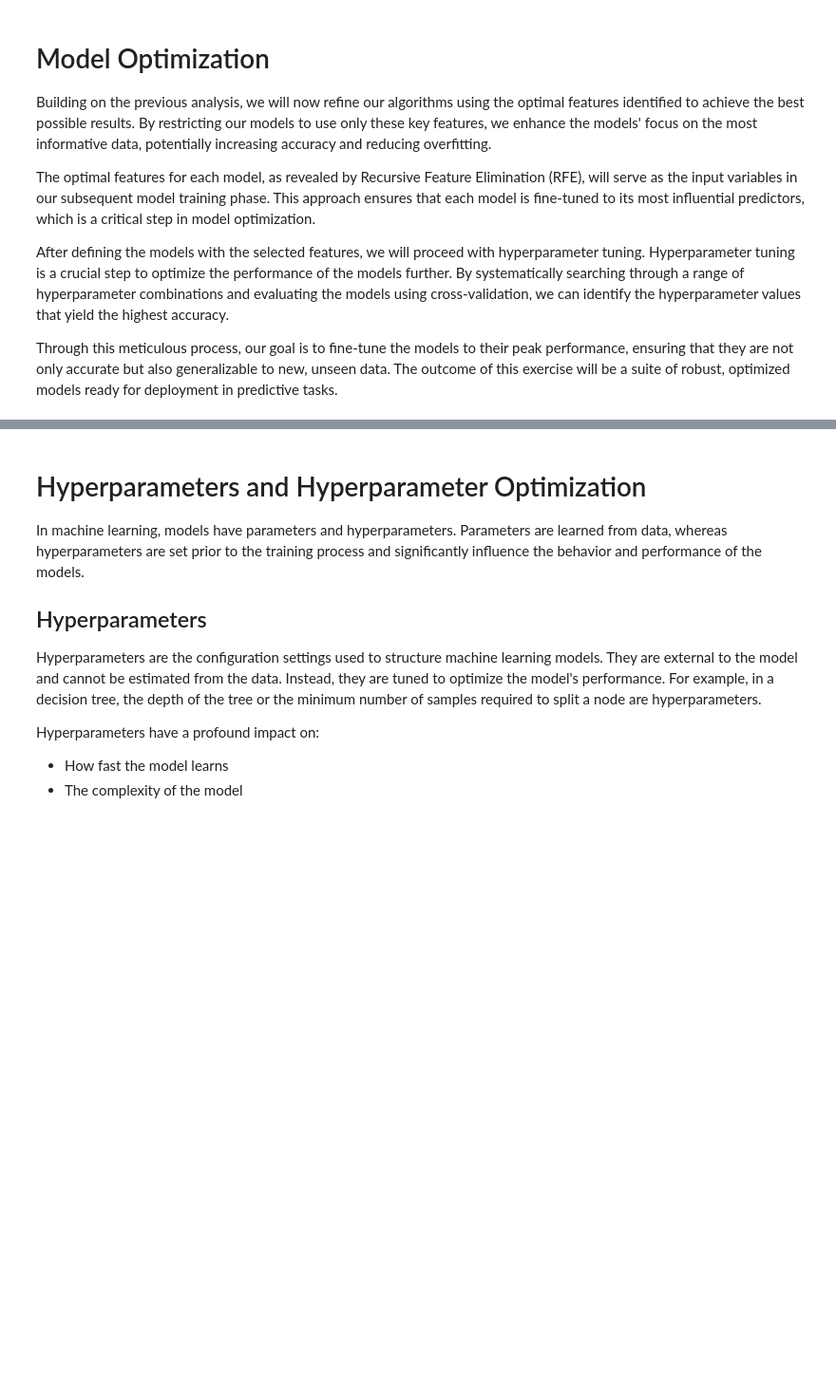
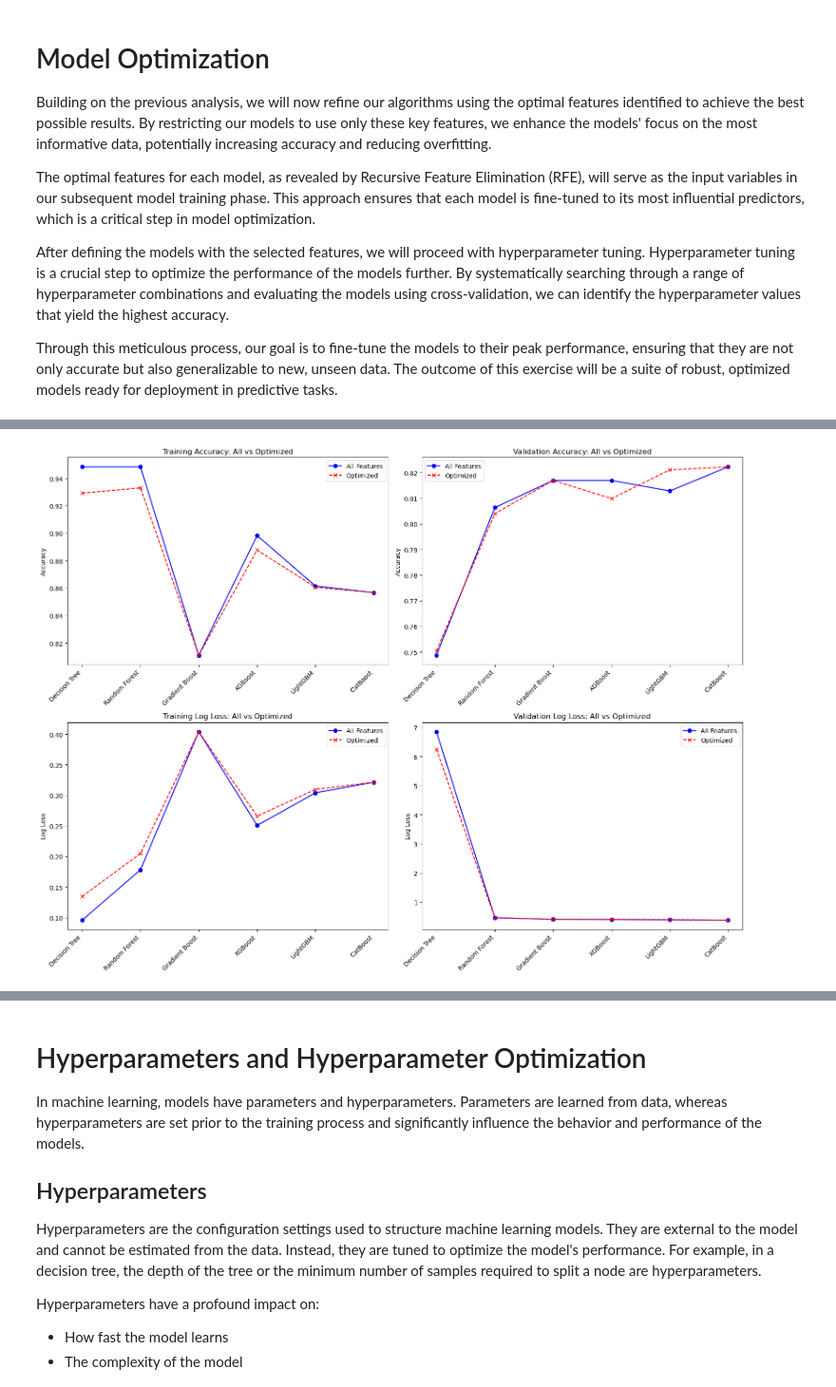
Before and after one commit to Greywolfie01/ML-Project, a Jupyter notebook: Decision_trees.ipynb, the cells around one changed output, grey strips where cells are left out. Shown: that part at 95% size. Cells and saved outputs as stored; diff of their text form; code cells hidden in the pictures; blank space fills up the shorter version.

```diff
--- a/Decision_trees.ipynb
+++ b/Decision_trees.ipynb
@@ -603,3 +484,53 @@ plt.show()
+# %%
+import matplotlib.pyplot as plt
+import numpy as np
+
+# Prepare the data for plotting
+x_indices = np.arange(len(metrics_all['Model']))  # X-axis indices
+
+# Plotting
+fig, axs = plt.subplots(2, 2, figsize=(16, 12))
+
+# Training Accuracy comparison plot
+axs[0, 0].plot(x_indices, metrics_all['Accuracy (Train)'], marker='o', linestyle='-', color='blue', label='All Features')
+axs[0, 0].plot(x_indices, metrics_optimized['Accuracy (Train)'], marker='x', linestyle='--', color='red', label='Optimized')
+axs[0, 0].set_xticks(x_indices)
+axs[0, 0].set_xticklabels(metrics_all['Model'], rotation=45, ha='right')
+axs[0, 0].set_title('Training Accuracy: All vs Optimized')
+axs[0, 0].set_ylabel('Accuracy')
+axs[0, 0].legend()
+
+# Validation Accuracy comparison plot
+axs[0, 1].plot(x_indices, metrics_all['Accuracy (Validation)'], marker='o', linestyle='-', color='blue', label='All Features')
+axs[0, 1].plot(x_indices, metrics_optimized['Accuracy (Validation)'], marker='x', linestyle='--', color='red', label='Optimized')
+axs[0, 1].set_xticks(x_indices)
+axs[0, 1].set_xticklabels(metrics_all['Model'], rotation=45, ha='right')
+axs[0, 1].set_title('Validation Accuracy: All vs Optimized')
+axs[0, 1].set_ylabel('Accuracy')
+axs[0, 1].legend()
+
+# Training Log Loss comparison plot
+axs[1, 0].plot(x_indices, metrics_all['Log Loss (Train)'], marker='o', linestyle='-', color='blue', label='All Features')
+axs[1, 0].plot(x_indices, metrics_optimized['Log Loss (Train)'], marker='x', linestyle='--', color='red', label='Optimized')
+axs[1, 0].set_xticks(x_indices)
+axs[1, 0].set_xticklabels(metrics_all['Model'], rotation=45, ha='right')
+axs[1, 0].set_title('Training Log Loss: All vs Optimized')
+axs[1, 0].set_ylabel('Log Loss')
+axs[1, 0].legend()
+
+# Validation Log Loss comparison plot
+axs[1, 1].plot(x_indices, metrics_all['Log Loss (Validation)'], marker='o', linestyle='-', color='blue', label='All Features')
+axs[1, 1].plot(x_indices, metrics_optimized['Log Loss (Validation)'], marker='x', linestyle='--', color='red', label='Optimized')
+axs[1, 1].set_xticks(x_indices)
+axs[1, 1].set_xticklabels(metrics_all['Model'], rotation=45, ha='right')
+axs[1, 1].set_title('Validation Log Loss: All vs Optimized')
+axs[1, 1].set_ylabel('Log Loss')
+axs[1, 1].legend()
+
+plt.tight_layout()
+plt.show()
+# %% [output]
+[figure, added]
 # %%
 import pandas as pd
 from sklearn.impute import SimpleImputer
```
Also changed, not shown: parts of 14 cells of this notebook.
